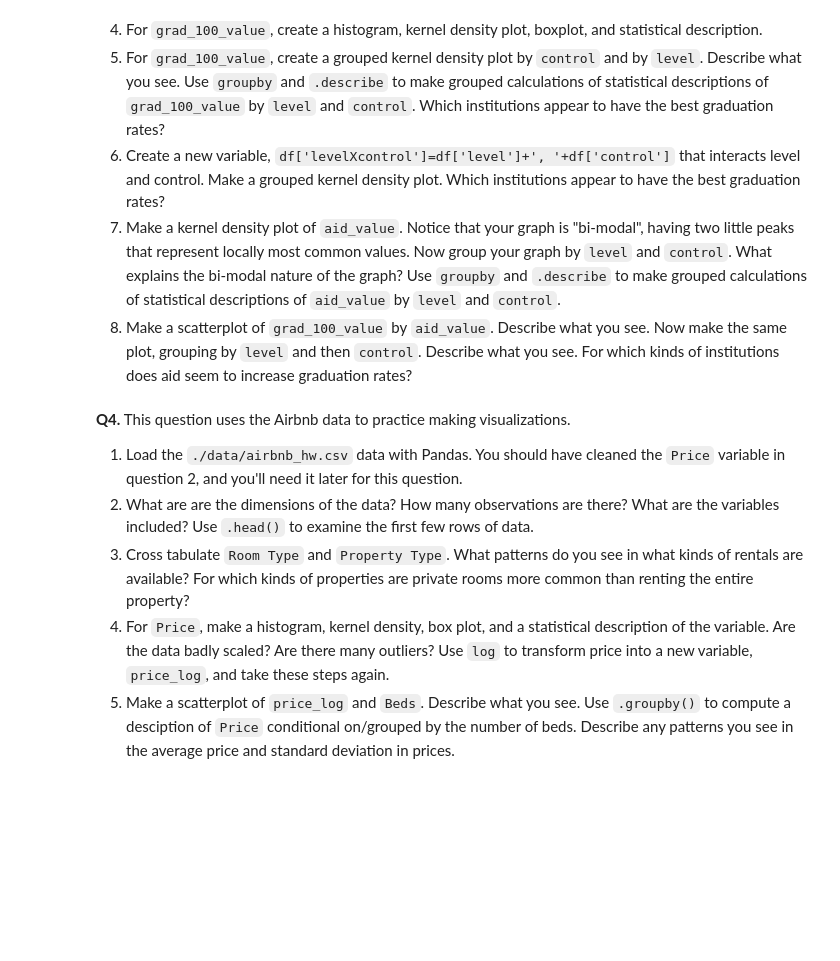
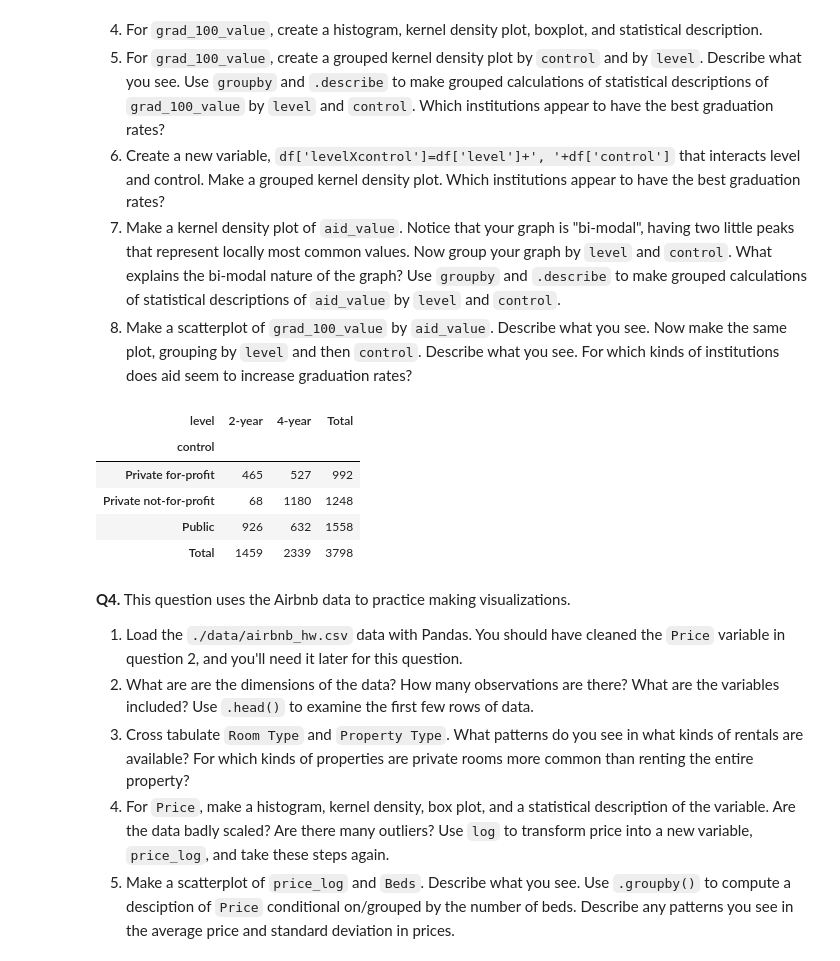
Before and after one commit to aniishap/assignment2, a Jupyter notebook: assignment2.ipynb, the cells around one changed output. Cells and saved outputs as stored; diff of their text form; code cells hidden in the pictures; blank space fills up the shorter version.

```diff
--- a/assignment2.ipynb
+++ b/assignment2.ipynb
@@ -175,6 +175,25 @@ The "relevant" variables for this question are:
 6. Create a new variable, `df['levelXcontrol']=df['level']+', '+df['control']` that interacts level and control. Make a grouped kernel density plot. Which institutions appear to have the best graduation rates?
 7. Make a kernel density plot of `aid_value`. Notice that your graph is "bi-modal", having two little peaks that represent locally most common values. Now group your graph by `level` and `control`. What explains the bi-modal nature of the graph? Use `groupby` and `.describe` to make grouped calculations of statistical descriptions of `aid_value` by `level` and `control`.
 8. Make a scatterplot of `grad_100_value` by `aid_value`. Describe what you see. Now make the same plot, grouping by `level` and then `control`. Describe what you see. For which kinds of institutions does aid seem to increase graduation rates?
+# %%
+import pandas as pd
+# 1
+url = 'https://raw.githubusercontent.com/DS3001/assignment2/main/data/college_completion.csv'
+df = pd.read_csv(url,low_memory=False)
+
+# 2
+# The dimensions of this dataset is 3798 rows x 63 columns. There are 3798 observations
+# Some variables included are: unitid, chronname, city, state, control, hbcu, and more.
+
+# 3
+pd.crosstab(df['control'], df['level'], margins=True, margins_name="Total")
+# %% [output]
+| level | 2-year | 4-year | Total |
+| control |  |  |  |
+| Private for-profit | 465 | 527 | 992 |
+| Private not-for-profit | 68 | 1180 | 1248 |
+| Public | 926 | 632 | 1558 |
+| Total | 1459 | 2339 | 3798 |
 # %% [markdown]
 **Q4.** This question uses the Airbnb data to practice making visualizations.
 
```
